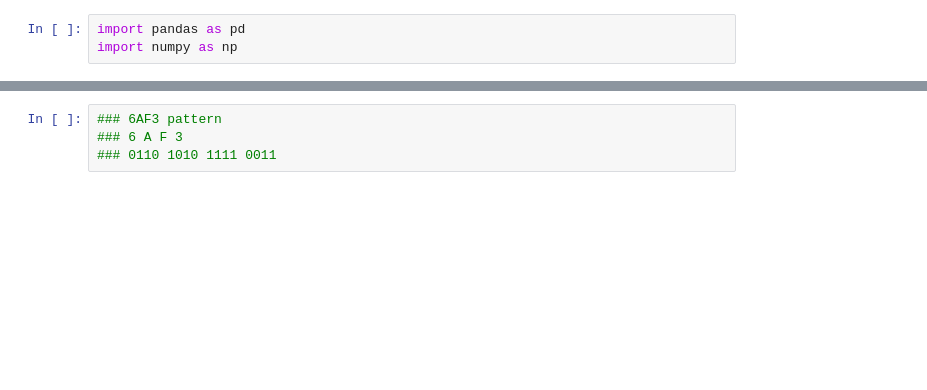
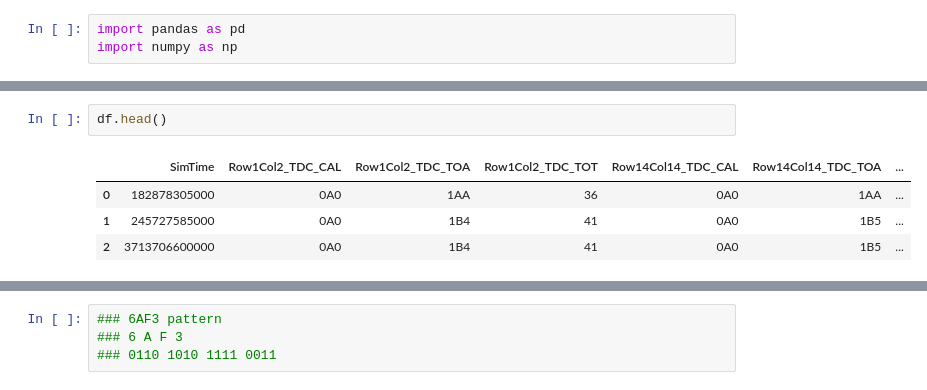
Before and after one commit to Quantumapple/etroc2datavalidation, a Jupyter notebook: DataVerify.ipynb, the cells around one changed output, grey strips where cells are left out. Saved outputs shown, nothing was run; the diff lists cells and outputs as text; blank space fills up the shorter version.

```diff
--- a/DataVerify.ipynb
+++ b/DataVerify.ipynb
@@ -13,0 +19,7 @@ Index(['SimTime', 'ETROC2_tb.DOR', 'ETROC2_tb.DOL'], dtype='object')
+# %%
+df.head()
+# %% [output]
+|  | SimTime | Row1Col2_TDC_CAL | Row1Col2_TDC_TOA | Row1Col2_TDC_TOT | Row14Col14_TDC_CAL | Row14Col14_TDC_TOA | ... |
+| 0 | 182878305000 | 0A0 | 1AA | 36 | 0A0 | 1AA | ... |
+| 1 | 245727585000 | 0A0 | 1B4 | 41 | 0A0 | 1B5 | ... |
+| 2 | 3713706600000 | 0A0 | 1B4 | 41 | 0A0 | 1B5 | ... |
```
Also changed, not shown: parts of 13 cells of this notebook.
